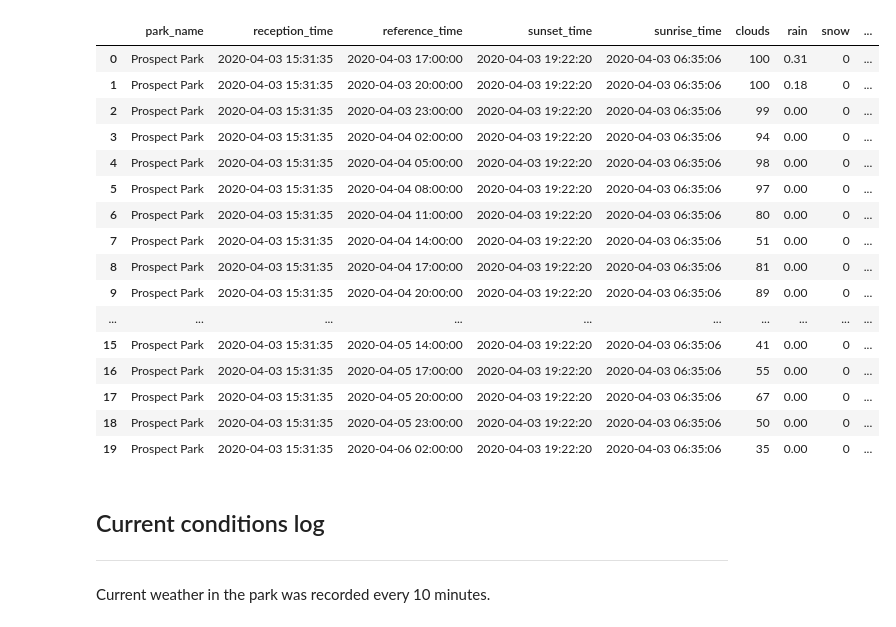
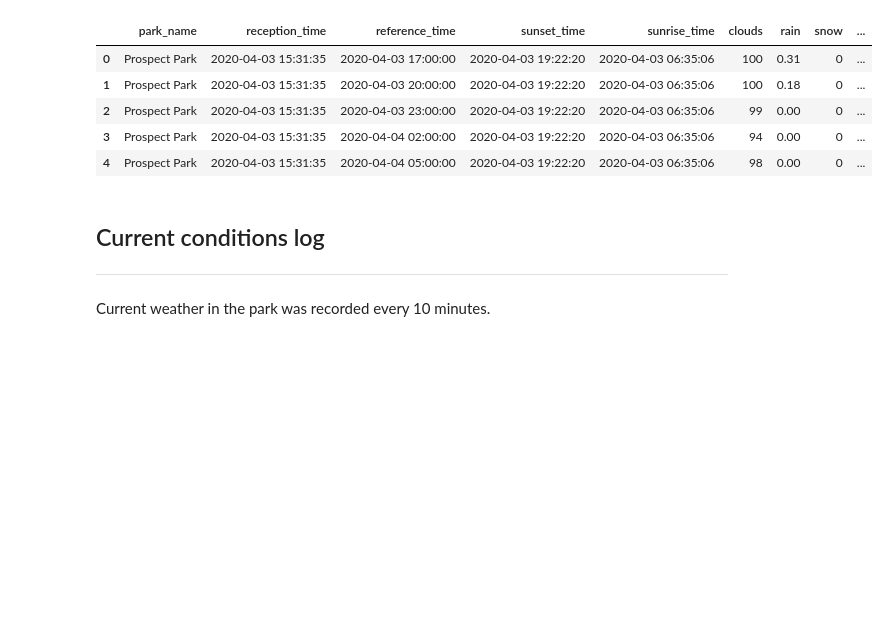
Before and after one commit to four-insightfellows-corona-project/OWM_api, a Jupyter notebook: notebooks/test_data_EDA.ipynb, the cells around one changed output. Saved outputs shown, nothing was run; the diff lists cells and outputs as text; code cells hidden in the pictures; blank space fills up the shorter version.

```diff
--- a/test_data_EDA.ipynb
+++ b/notebooks/test_data_EDA.ipynb
@@ -24,25 +24,14 @@ current_log.head(5)
 | 3 | Prospect Park | 2020-04-04 09:20:03 | 2020-04-04 09:20:02 | 2020-04-04 10:33:33 | 2020-04-04 23:23:28 | 90 | 0.00 | 0 | ... |
 | 4 | Prospect Park | 2020-04-04 09:30:03 | 2020-04-04 09:30:02 | 2020-04-04 10:33:33 | 2020-04-04 23:23:28 | 90 | 0.00 | 0 | ... |
 # %%
-forcast_log.head(20)
+forcast_log.head(5)
 # %% [output]
 |  | park_name | reception_time | reference_time | sunset_time | sunrise_time | clouds | rain | snow | ... |
 | 0 | Prospect Park | 2020-04-03 15:31:35 | 2020-04-03 17:00:00 | 2020-04-03 19:22:20 | 2020-04-03 06:35:06 | 100 | 0.31 | 0 | ... |
 | 1 | Prospect Park | 2020-04-03 15:31:35 | 2020-04-03 20:00:00 | 2020-04-03 19:22:20 | 2020-04-03 06:35:06 | 100 | 0.18 | 0 | ... |
 | 2 | Prospect Park | 2020-04-03 15:31:35 | 2020-04-03 23:00:00 | 2020-04-03 19:22:20 | 2020-04-03 06:35:06 | 99 | 0.00 | 0 | ... |
 | 3 | Prospect Park | 2020-04-03 15:31:35 | 2020-04-04 02:00:00 | 2020-04-03 19:22:20 | 2020-04-03 06:35:06 | 94 | 0.00 | 0 | ... |
 | 4 | Prospect Park | 2020-04-03 15:31:35 | 2020-04-04 05:00:00 | 2020-04-03 19:22:20 | 2020-04-03 06:35:06 | 98 | 0.00 | 0 | ... |
-| 5 | Prospect Park | 2020-04-03 15:31:35 | 2020-04-04 08:00:00 | 2020-04-03 19:22:20 | 2020-04-03 06:35:06 | 97 | 0.00 | 0 | ... |
-| 6 | Prospect Park | 2020-04-03 15:31:35 | 2020-04-04 11:00:00 | 2020-04-03 19:22:20 | 2020-04-03 06:35:06 | 80 | 0.00 | 0 | ... |
-| 7 | Prospect Park | 2020-04-03 15:31:35 | 2020-04-04 14:00:00 | 2020-04-03 19:22:20 | 2020-04-03 06:35:06 | 51 | 0.00 | 0 | ... |
-| 8 | Prospect Park | 2020-04-03 15:31:35 | 2020-04-04 17:00:00 | 2020-04-03 19:22:20 | 2020-04-03 06:35:06 | 81 | 0.00 | 0 | ... |
-| 9 | Prospect Park | 2020-04-03 15:31:35 | 2020-04-04 20:00:00 | 2020-04-03 19:22:20 | 2020-04-03 06:35:06 | 89 | 0.00 | 0 | ... |
-| ... | ... | ... | ... | ... | ... | ... | ... | ... | ... |
-| 15 | Prospect Park | 2020-04-03 15:31:35 | 2020-04-05 14:00:00 | 2020-04-03 19:22:20 | 2020-04-03 06:35:06 | 41 | 0.00 | 0 | ... |
-| 16 | Prospect Park | 2020-04-03 15:31:35 | 2020-04-05 17:00:00 | 2020-04-03 19:22:20 | 2020-04-03 06:35:06 | 55 | 0.00 | 0 | ... |
-| 17 | Prospect Park | 2020-04-03 15:31:35 | 2020-04-05 20:00:00 | 2020-04-03 19:22:20 | 2020-04-03 06:35:06 | 67 | 0.00 | 0 | ... |
-| 18 | Prospect Park | 2020-04-03 15:31:35 | 2020-04-05 23:00:00 | 2020-04-03 19:22:20 | 2020-04-03 06:35:06 | 50 | 0.00 | 0 | ... |
-| 19 | Prospect Park | 2020-04-03 15:31:35 | 2020-04-06 02:00:00 | 2020-04-03 19:22:20 | 2020-04-03 06:35:06 | 35 | 0.00 | 0 | ... |
 # %% [markdown]
 ## Current conditions log
 ---
```
Also changed, not shown: parts of 1 cell of this notebook, 8 other files.
